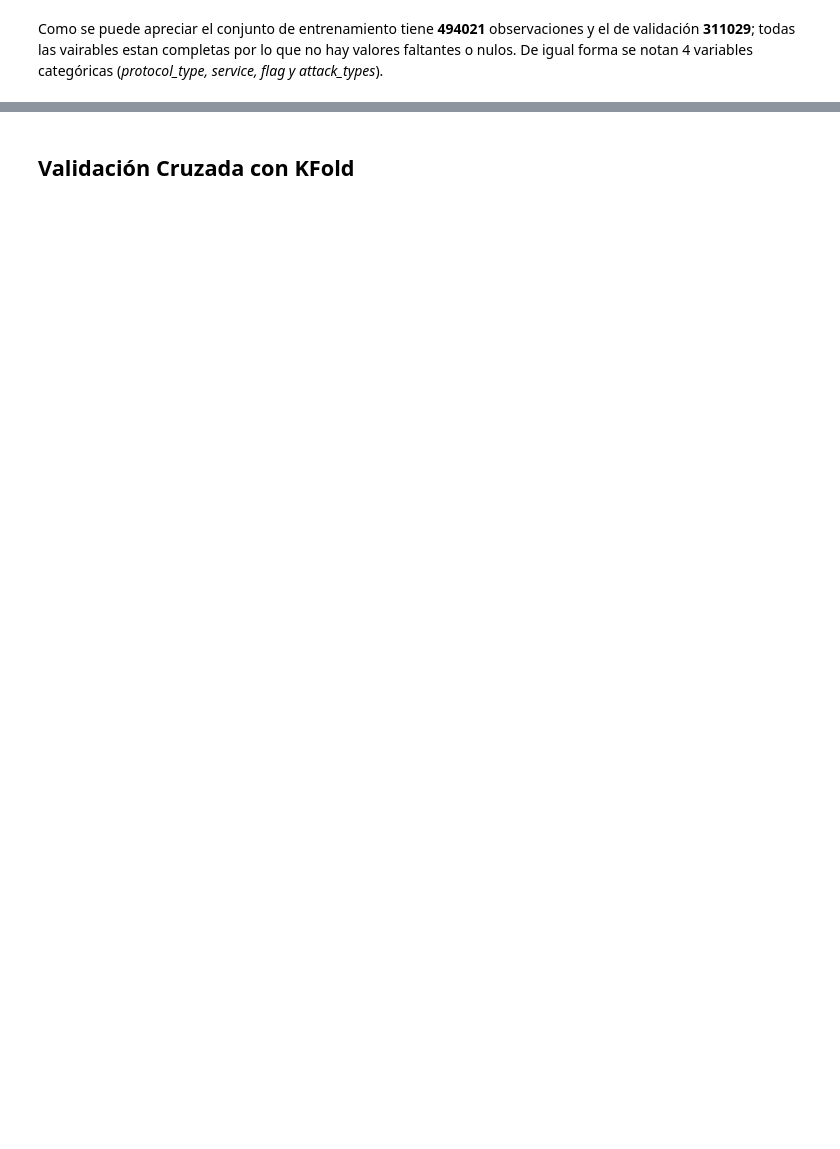
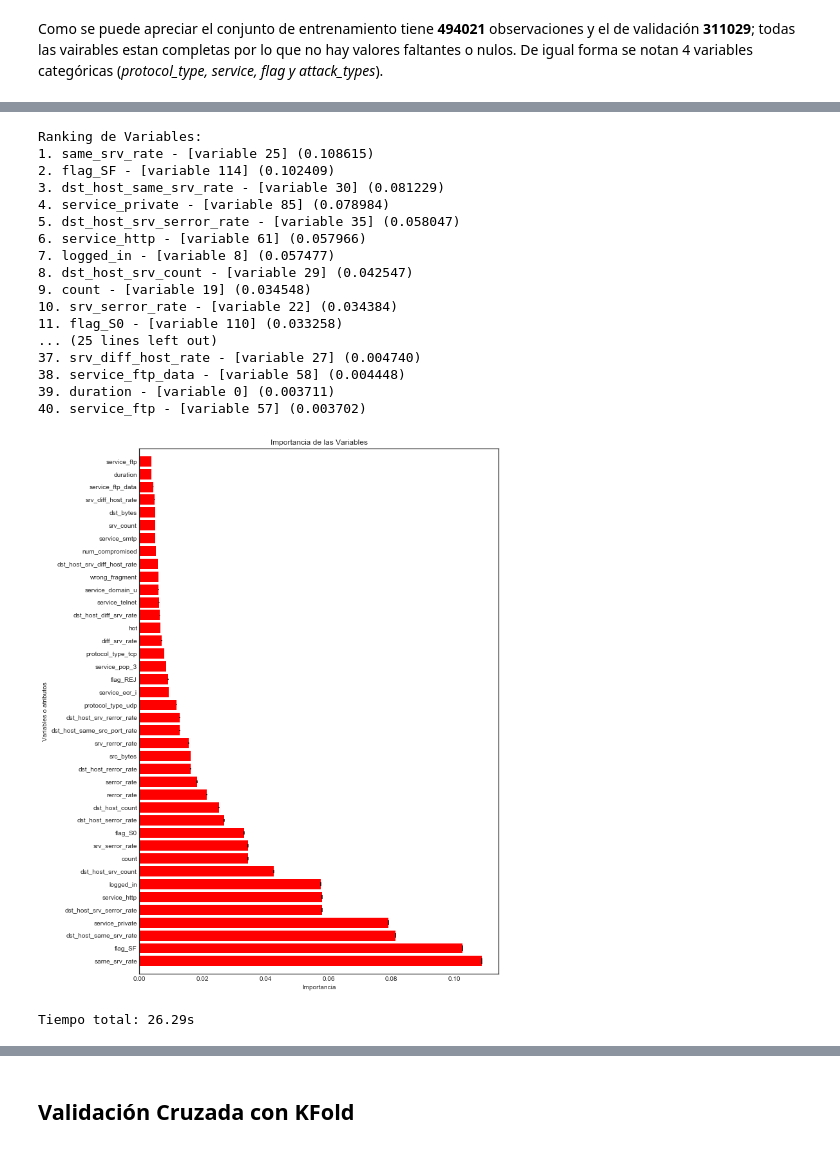
Before and after one commit to egiron/DataScience, a Jupyter notebook: EjerciciosTmp/Solucion 1.ipynb, the cells around one changed output, grey strips where cells are left out. Drawn from its saved outputs; the diff is of its cells as text; code cells hidden in the pictures; blank space fills up the shorter version.

```diff
--- a/EjerciciosTmp/Solucion 1.ipynb
+++ b/EjerciciosTmp/Solucion 1.ipynb
@@ -215,0 +519,8 @@ def create_dummies(categorical_variables):
+# %%
+# Teniendo en cuenta que los datos contienen las variables independientes o a predicir
+# Procedemos a removerlas (attack_types, attack_category, attack_category_bin)
+y_all = X.attack_types.copy() # las 24 o 38 tipos de ataques
+y_4f = X.attack_category.copy() # Solo 4 categorias
+y_bin = X.attack_category_bin.copy() # Solo 2 categorias binarias
+
+X.drop(['attack_types', 'attack_category', 'attack_category_bin'], axis=1, inplace=True)
@@ -215,0 +535,4 @@ def create_dummies(categorical_variables):
+# %%
+# Seperamos los datos en entrenamiento 70% y validación 30%
+# X = scale(X) # Normalizar o escalar los datos
+X_train, X_test, y_train, y_test = train_test_split(X, y_bin, test_size=0.3, random_state=1)
@@ -215,0 +603,54 @@ def create_dummies(categorical_variables):
+# %%
+# Obtenemos las 40 variables mas importantes
+num_var = 40
+t0 = time()
+
+# Build a forest and compute the feature importances
+forest = ExtraTreesClassifier(n_estimators=250, random_state=0, n_jobs=-1)
+
+forest.fit(X_train, y_train)
+importances = forest.feature_importances_
+std = np.std([tree.feature_importances_ for tree in forest.estimators_], axis=0)
+indices = np.argsort(importances)[::-1]
+
+# Print the feature ranking
+print("Ranking de Variables:")
+for f in range(num_var): # X_train.shape[1]
+    print("%d. %s - [variable %d] (%f)" % (f + 1, X_train.columns[indices[f]], indices[f], importances[indices[f]]))
+
+# Plot the feature importances of the forest
+plt.figure(figsize=(10,15))
+plt.title("Importancia de las Variables")
+#plt.barh(range(X_train.shape[1]), importances[indices], color="r", yerr=std[indices], align="center")
+plt.barh(range(num_var), importances[indices[:num_var]], color="r", yerr=std[indices[:num_var]], align="center")
+
+#plt.xticks(range(X_train.shape[1]), indices)
+#plt.yticks(range(X_train.shape[1]), X_train.columns[indices])
+plt.yticks(range(num_var), X_train.columns[indices[:num_var]])
+plt.xlabel("Importancia")
+plt.ylabel("Variables o atributos")
+#plt.ylim([-1, X_train.shape[1]])
+plt.ylim([-1, num_var])
+plt.show()
+
+print("Tiempo total: %.2fs" % (time() - t0))
+# %% [output]
+Ranking de Variables:
+1. same_srv_rate - [variable 25] (0.108615)
+2. flag_SF - [variable 114] (0.102409)
+3. dst_host_same_srv_rate - [variable 30] (0.081229)
+4. service_private - [variable 85] (0.078984)
+5. dst_host_srv_serror_rate - [variable 35] (0.058047)
+6. service_http - [variable 61] (0.057966)
+7. logged_in - [variable 8] (0.057477)
+8. dst_host_srv_count - [variable 29] (0.042547)
+9. count - [variable 19] (0.034548)
+10. srv_serror_rate - [variable 22] (0.034384)
+11. flag_S0 - [variable 110] (0.033258)
+... (25 lines left out)
+37. srv_diff_host_rate - [variable 27] (0.004740)
+38. service_ftp_data - [variable 58] (0.004448)
+39. duration - [variable 0] (0.003711)
+40. service_ftp - [variable 57] (0.003702)
+[figure, added]
+Tiempo total: 26.29s
```
Also changed, not shown: parts of 105 cells of this notebook, 3 other files.
